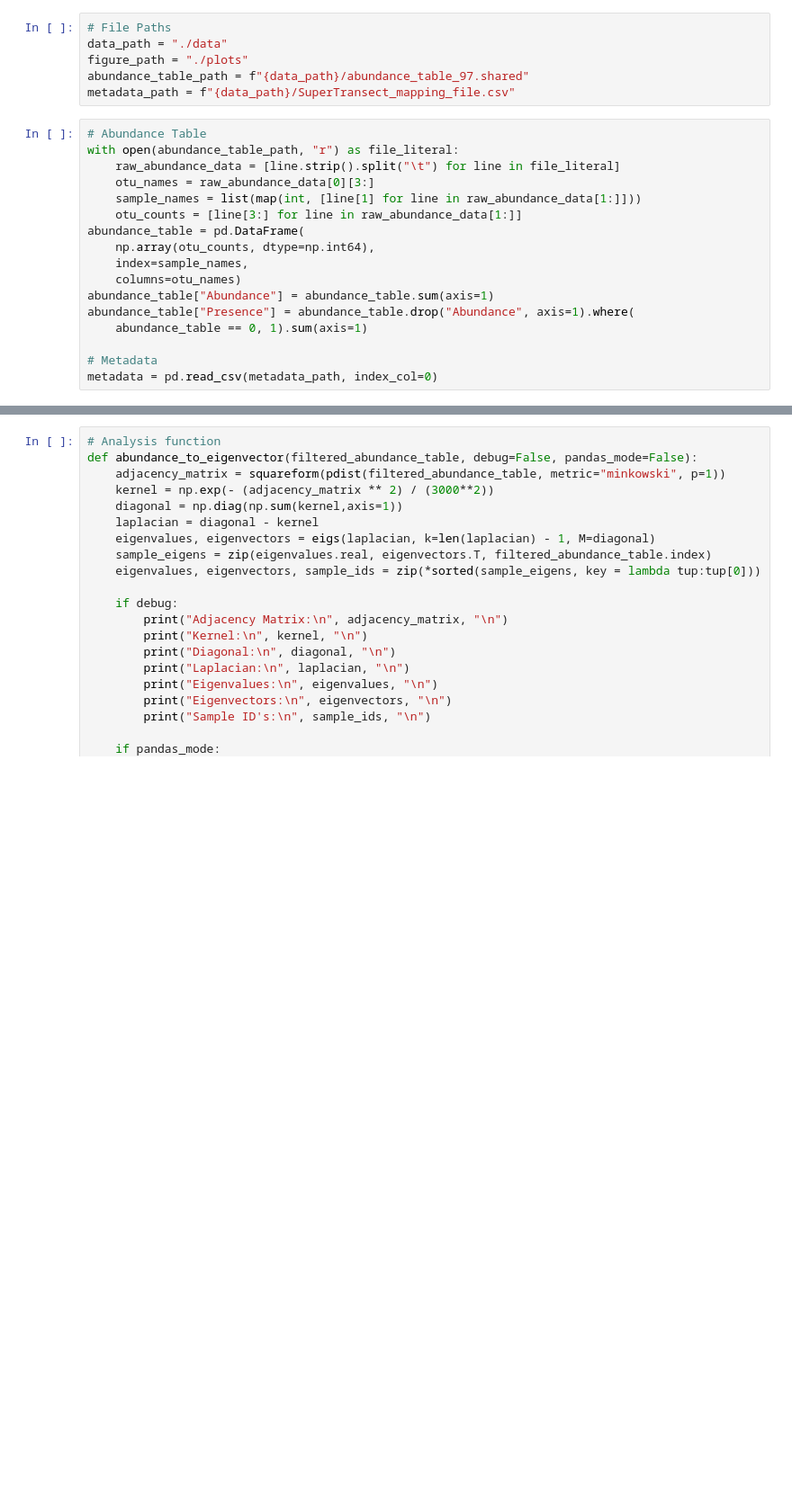
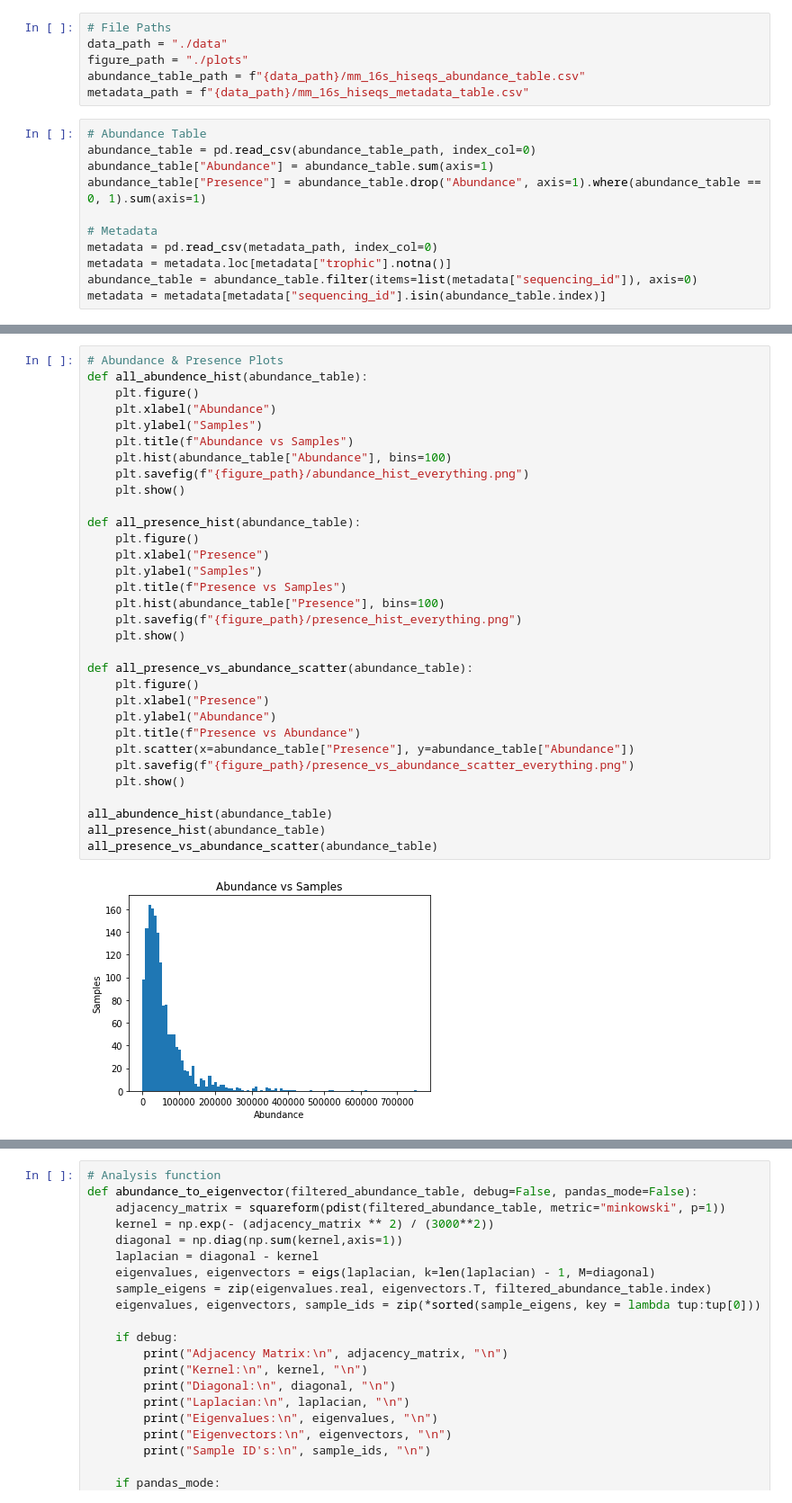
Before and after one commit to Zaijab/C-Maiki, a Jupyter notebook: amandin/microbiome/live_analysis.ipynb, the cells around one changed output, grey strips where cells are left out. Shown at 90% size. Cells and saved outputs as stored; diff of their text form; blank space fills up the shorter version.

```diff
--- a/amandin/microbiome/live_analysis.ipynb
+++ b/amandin/microbiome/live_analysis.ipynb
@@ -12,22 +11,16 @@ from matplotlib.lines import Line2D
 # File Paths
 data_path = "./data"
 figure_path = "./plots"
-abundance_table_path = f"{data_path}/abundance_table_97.shared"
-metadata_path = f"{data_path}/SuperTransect_mapping_file.csv"
+abundance_table_path = f"{data_path}/mm_16s_hiseqs_abundance_table.csv"
+metadata_path = f"{data_path}/mm_16s_hiseqs_metadata_table.csv"
 # %%
 # Abundance Table
-with open(abundance_table_path, "r") as file_literal:
-    raw_abundance_data = [line.strip().split("\t") for line in file_literal]
-    otu_names = raw_abundance_data[0][3:]
-    sample_names = list(map(int, [line[1] for line in raw_abundance_data[1:]]))
-    otu_counts = [line[3:] for line in raw_abundance_data[1:]]
-abundance_table = pd.DataFrame(
-    np.array(otu_counts, dtype=np.int64),
-    index=sample_names,
-    columns=otu_names)
+abundance_table = pd.read_csv(abundance_table_path, index_col=0)
 abundance_table["Abundance"] = abundance_table.sum(axis=1)
-abundance_table["Presence"] = abundance_table.drop("Abundance", axis=1).where(
-    abundance_table == 0, 1).sum(axis=1)
+abundance_table["Presence"] = abundance_table.drop("Abundance", axis=1).where(abundance_table == 0, 1).sum(axis=1)
 
 # Metadata
 metadata = pd.read_csv(metadata_path, index_col=0)
+metadata = metadata.loc[metadata["trophic"].notna()]
+abundance_table = abundance_table.filter(items=list(metadata["sequencing_id"]), axis=0)
+metadata = metadata[metadata["sequencing_id"].isin(abundance_table.index)]
@@ -33,0 +37,34 @@ metadata = pd.read_csv(metadata_path, index_col=0)
+# %%
+# Abundance & Presence Plots
+def all_abundence_hist(abundance_table):
+    plt.figure()
+    plt.xlabel("Abundance")
+    plt.ylabel("Samples")
+    plt.title(f"Abundance vs Samples")
+    plt.hist(abundance_table["Abundance"], bins=100)
+    plt.savefig(f"{figure_path}/abundance_hist_everything.png")
+    plt.show()
+
+def all_presence_hist(abundance_table):
+    plt.figure()
+    plt.xlabel("Presence")
+    plt.ylabel("Samples")
+    plt.title(f"Presence vs Samples")
+    plt.hist(abundance_table["Presence"], bins=100)
+    plt.savefig(f"{figure_path}/presence_hist_everything.png")
+    plt.show()
+
+def all_presence_vs_abundance_scatter(abundance_table):
+    plt.figure()
+    plt.xlabel("Presence")
+    plt.ylabel("Abundance")
+    plt.title(f"Presence vs Abundance")
+    plt.scatter(x=abundance_table["Presence"], y=abundance_table["Abundance"])
+    plt.savefig(f"{figure_path}/presence_vs_abundance_scatter_everything.png")
+    plt.show()
+
+all_abundence_hist(abundance_table)
+all_presence_hist(abundance_table)
+all_presence_vs_abundance_scatter(abundance_table)
+# %% [output]
+[figure, added]
```
Also changed, not shown: parts of 20 cells of this notebook, 27 other files.
